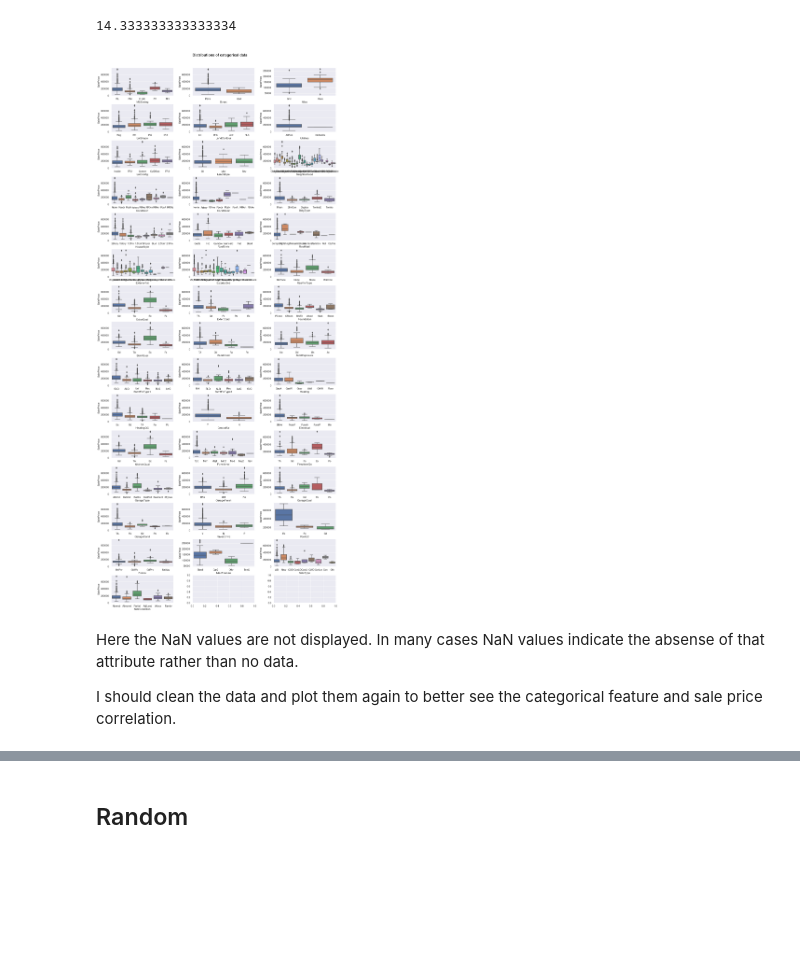
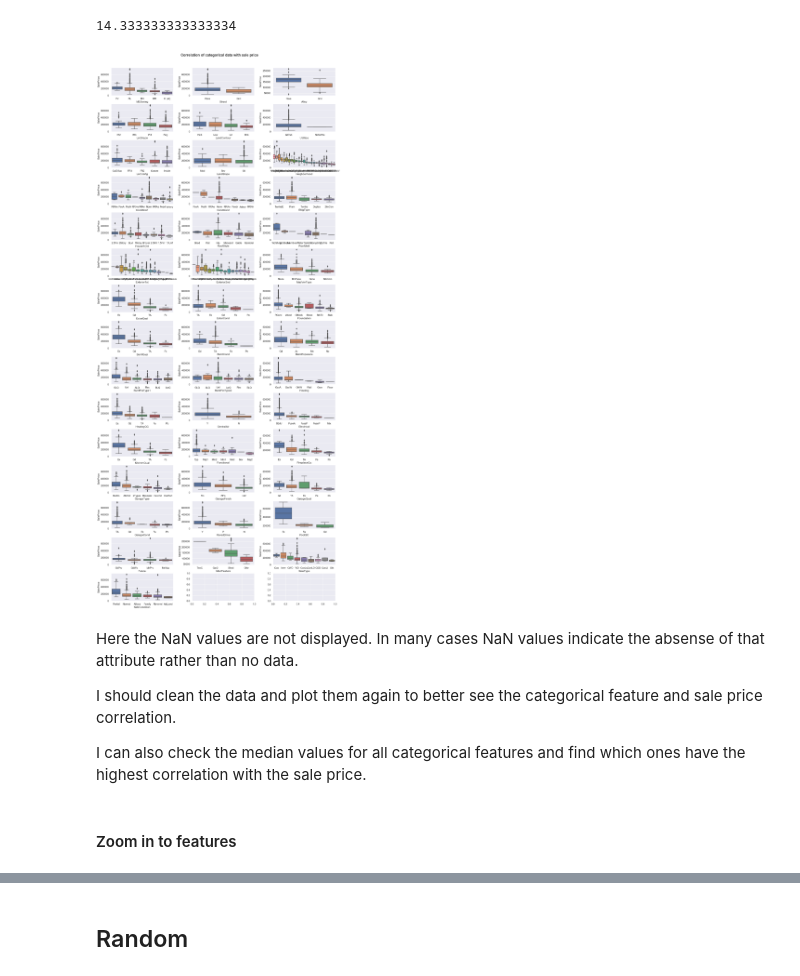
Before and after one commit to gepallas/ML_House_Prices, a Jupyter notebook: HousePricesEDA.ipynb, the cells around one changed output, grey strips where cells are left out. Saved outputs shown, nothing was run; the diff lists cells and outputs as text; code cells hidden in the pictures; blank space fills up the shorter version.

```diff
--- a/HousePricesEDA.ipynb
+++ b/HousePricesEDA.ipynb
@@ -882,19 +864,25 @@ train_cat.shape[1]/3
 # %%
 i = j = k = 0
 fig, ax = plt.subplots(15,3, figsize=(18,44))
-fig.suptitle('Distributions of categorical data', fontsize=16, fontweight = 'bold', y=0.9)
+fig.suptitle('Correlation of categorical data with sale price', fontsize=16, fontweight = 'bold', y=0.9)
 fig.subplots_adjust(hspace=0.3, wspace=0.3)
 for attr in train_cat.columns:
-    sns.boxplot(x=attr, y='SalePrice', data=train_clean, ax=ax[i,j])
+    #sort median values of each attribute descending
+    aa = train_clean.groupby(attr).median()['SalePrice'].sort_values(ascending=False).index
+    sns.boxplot(x=attr, y='SalePrice', data=train_clean, ax=ax[i,j], order=aa)
     if j==2:
         i+=1
         j=0
     else:
         j+=1
     k+=1
 # %% [output]
-[figure, old version]
+[figure, new version]
 # %% [markdown]
 Here the NaN values are not displayed. In many cases NaN values indicate the absense of that attribute rather than no data.
 
 I should clean the data and plot them again to better see the categorical feature and sale price correlation.
+
+I can also check the median values for all categorical features and find which ones have the highest correlation with the sale price.
+# %% [markdown]
+#### Zoom in to features
```
Also changed, not shown: parts of 18 cells of this notebook.
